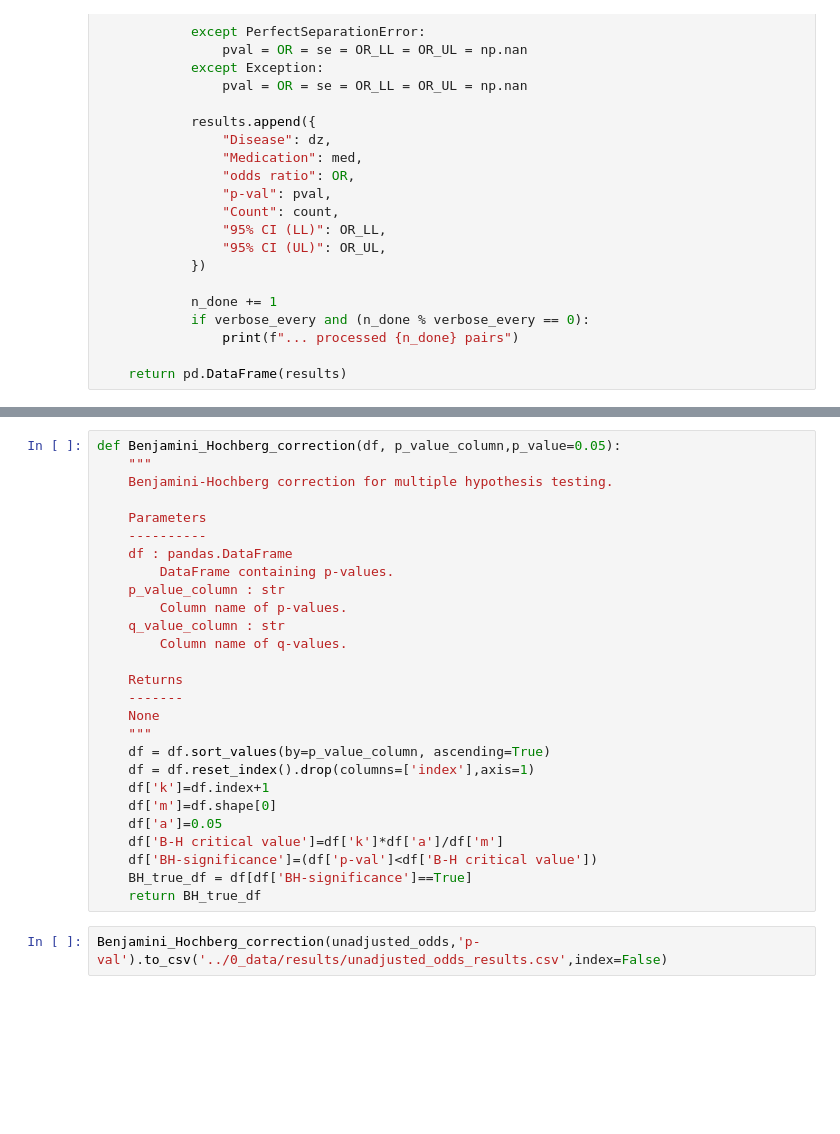
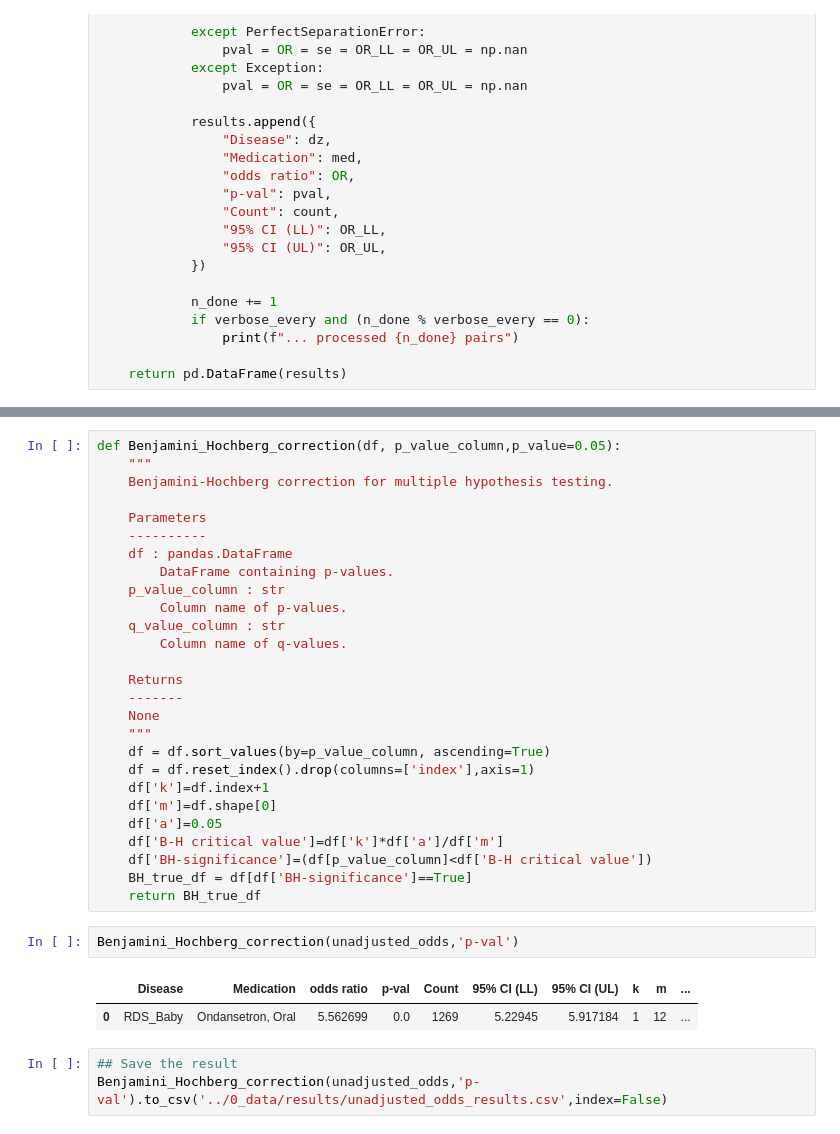
Before and after one commit to yerakim824/PregMedNet, a Jupyter notebook: 1_medication_impact_calculation/1_new_single_meds_raw.ipynb, the cells around one changed output, grey strips where cells are left out. Cells and saved outputs as stored; diff of their text form; blank space fills up the shorter version.

```diff
--- a/1_medication_impact_calculation/1_new_single_meds_raw.ipynb
+++ b/1_medication_impact_calculation/1_new_single_meds_raw.ipynb
@@ -167,8 +178,14 @@ def Benjamini_Hochberg_correction(df, p_value_column,p_value=0.05):
     df['m']=df.shape[0]
     df['a']=0.05
     df['B-H critical value']=df['k']*df['a']/df['m']
-    df['BH-significance']=(df['p-val']<df['B-H critical value'])
+    df['BH-significance']=(df[p_value_column]<df['B-H critical value'])
     BH_true_df = df[df['BH-significance']==True]
     return BH_true_df
+# %%
+Benjamini_Hochberg_correction(unadjusted_odds,'p-val')
+# %% [output]
+|  | Disease | Medication | odds ratio | p-val | Count | 95% CI (LL) | 95% CI (UL) | k | m | ... |
+| 0 | RDS_Baby | Ondansetron, Oral | 5.562699 | 0.0 | 1269 | 5.22945 | 5.917184 | 1 | 12 | ... |
 # %%
+## Save the result
 Benjamini_Hochberg_correction(unadjusted_odds,'p-val').to_csv('../0_data/results/unadjusted_odds_results.csv',index=False)
```
Also changed, not shown: parts of 4 cells of this notebook, 2 other files.
